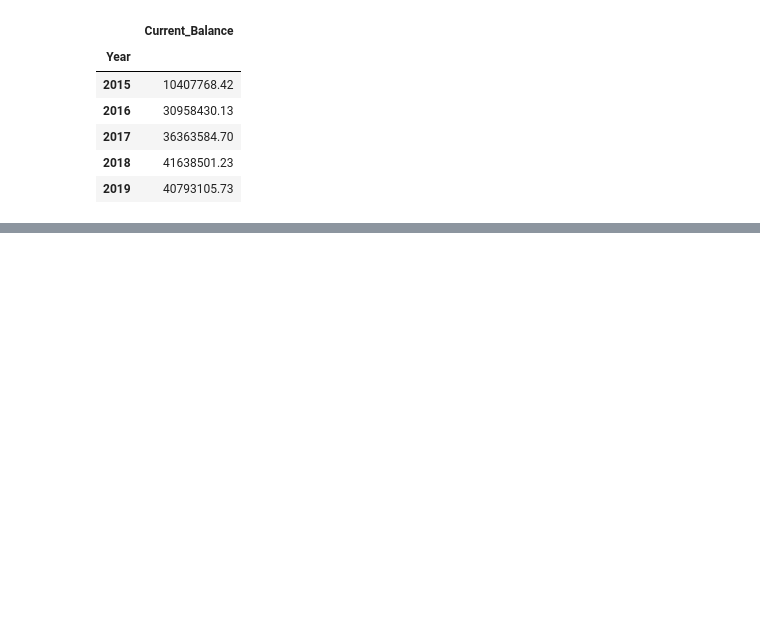
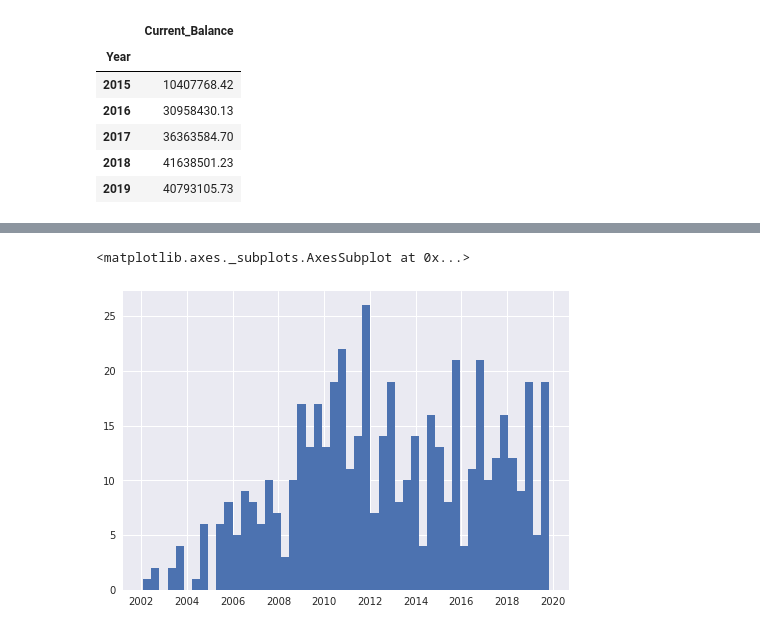
Before and after one commit to XuetingS/PP, a Jupyter notebook: src/12.09.ipynb, the cells around one changed output, grey strips where cells are left out. Cells and saved outputs as stored; diff of their text form; code cells hidden in the pictures; blank space fills up the shorter version.

```diff
--- a/src/12.09.ipynb
+++ b/src/12.09.ipynb
@@ -989,0 +1124,5 @@ Perf[(Perf['Year']>=2015)& (Perf['Default_Status'].isin(['Fraud', 'Bankruptcy'])
+# %%
+Client['Launch Date'].hist(bins = 50)
+# %% [output]
+<matplotlib.axes._subplots.AxesSubplot at 0x...>
+[figure, added]
```
Also changed, not shown: parts of 43 cells of this notebook.
